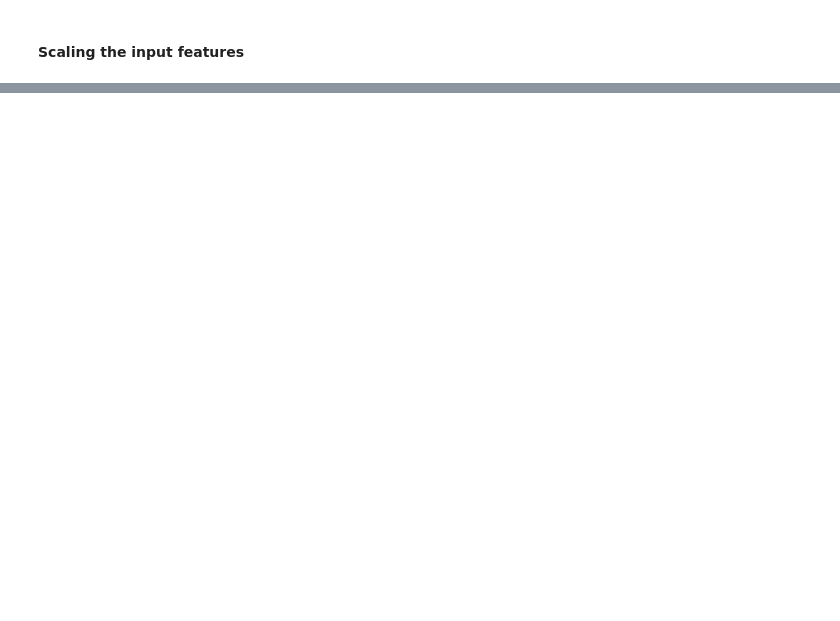
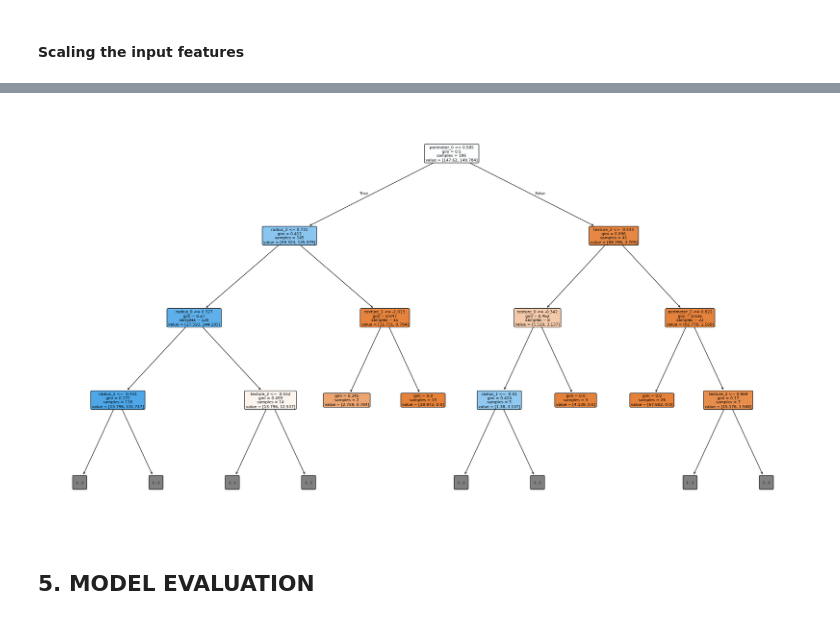
Before and after one commit to larrydinh/DataMining, a Jupyter notebook: Exercise_6_ClassificationPipeline_RDF.ipynb, the cells around one changed output, grey strips where cells are left out. Drawn from its saved outputs; the diff is of its cells as text; code cells hidden in the pictures; blank space fills up the shorter version.

```diff
--- a/Exercise_6_ClassificationPipeline_RDF.ipynb
+++ b/Exercise_6_ClassificationPipeline_RDF.ipynb
@@ -393,0 +453,20 @@ array([[        nan, -0.1966032 ,  0.65988036, ...,  0.59679626,
+# %%
+from sklearn import tree
+import matplotlib.pyplot as plt
+
+# Pick one tree from the forest, e.g. the first one
+estimator = clf.estimators_[0]
+
+plt.figure(figsize=(22, 12))
+tree.plot_tree(
+    estimator,
+    feature_names=X_cols,   # names of your columns
+    filled=True,
+    rounded=True,
+    fontsize=8,
+    max_depth=3,                   # only visualize top levels so it's readable
+)
+plt.tight_layout()
+plt.show()
+# %% [output]
+[figure, added]
@@ -393,0 +476,2 @@ array([[        nan, -0.1966032 ,  0.65988036, ...,  0.59679626,
+# %% [markdown]
+## 5. MODEL EVALUATION
```
Also changed, not shown: parts of 19 cells of this notebook.
